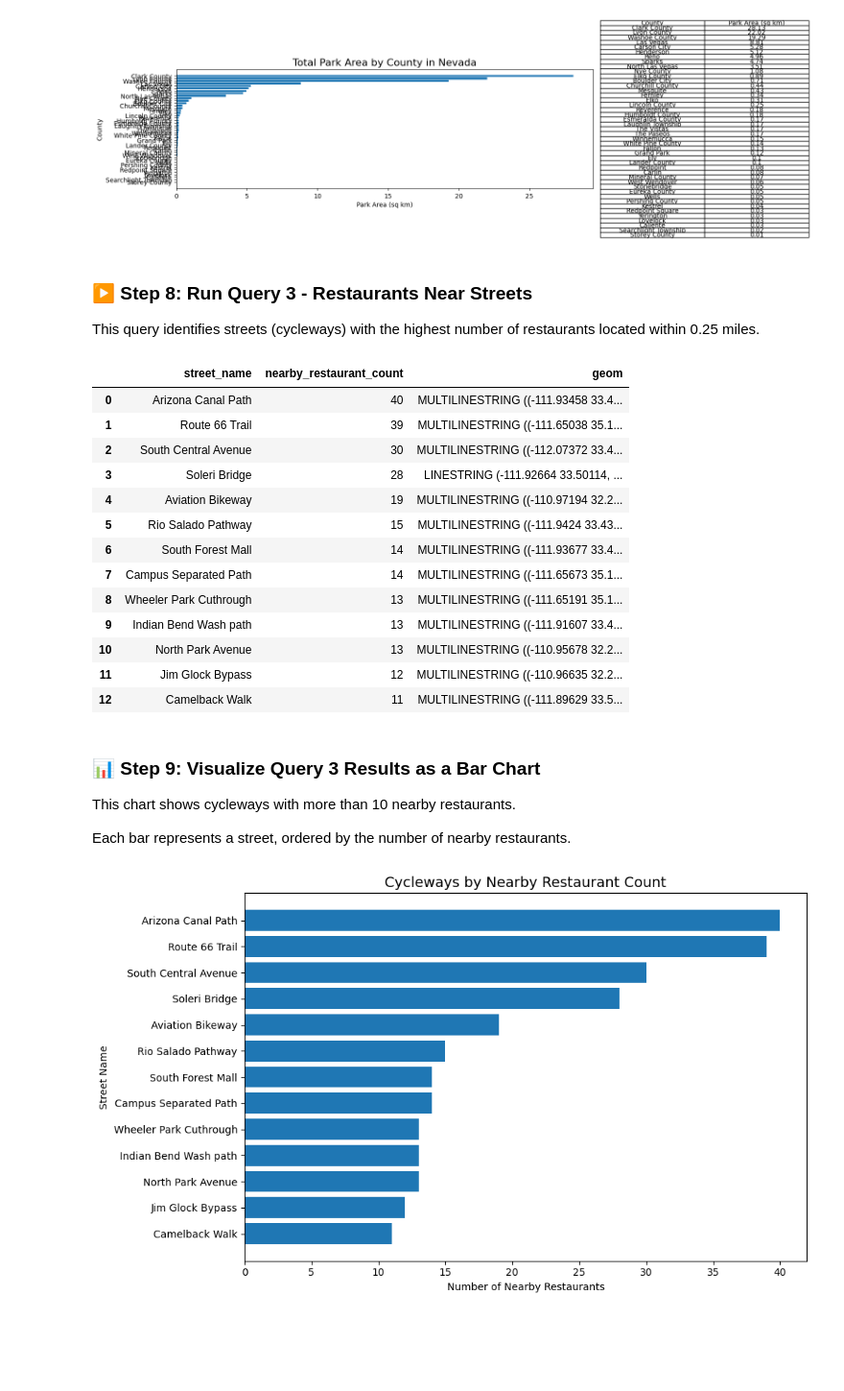
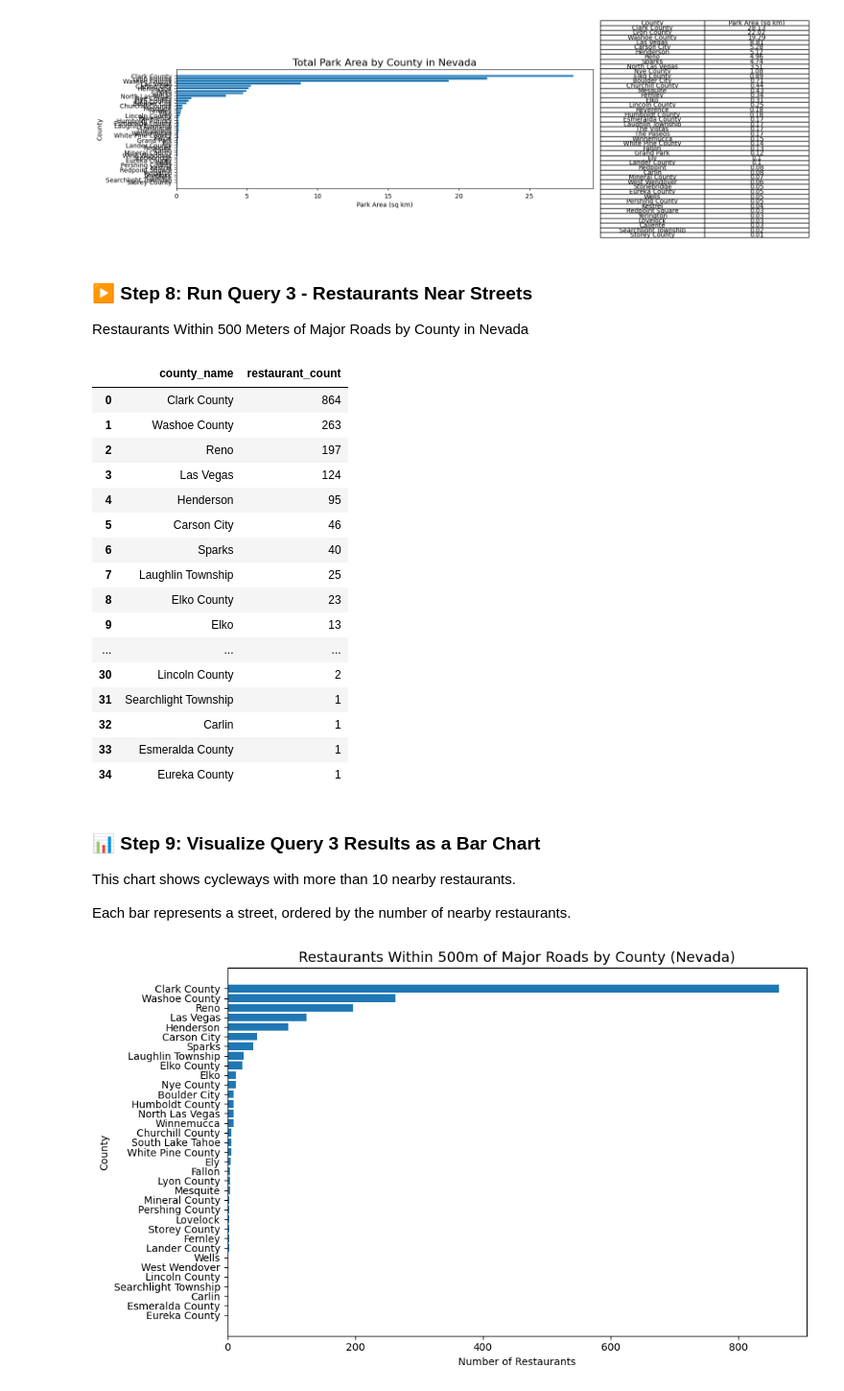
Before and after one commit to tyraclary/gist604b-osm-postgis-sp26, a Jupyter notebook: notebooks/osm_postgis_queries copyNEVADA.ipynb, the cells around one changed output. Shown at 96% size. Saved outputs shown, nothing was run; the diff lists cells and outputs as text; code cells hidden in the pictures; blank space fills up the shorter version.

Commit message:
All queries and visuals ran need to add 2-3 sentences for each one!

```diff
--- a/notebooks/osm_postgis_queries copyNEVADA.ipynb
+++ b/notebooks/osm_postgis_queries copyNEVADA.ipynb
@@ -287,39 +284,44 @@ plt.tight_layout()
 plt.show()
 # %% [output]
 [figure]
-# %% [markdown]
-### ▶️ Step 8: Run Query 3 - Restaurants Near Streets
-
-This query identifies streets (cycleways) with the highest number of restaurants located within 0.25 miles.
+# %% [markdown]
+### ▶️ Step 8: Run Query 3 - Restaurants Near Streets
+
+Restaurants Within 500 Meters of Major Roads by County in Nevada
 # %%
-query_3_file = Path("../sql/arizona/03_osm_restaurants_near_streets.sql")
+import pandas as pd
+from pathlib import Path
+
+query_3_file = Path("../sql/nevada/query3.sql")
 
 # Read SQL query from file
 query_3_sql = query_3_file.read_text(encoding="utf-8")
 
-# Execute query and load result as a GeoDataFrame
+# Execute query and load result as a DataFrame
 try:
-    query_3_results = gpd.read_postgis(query_3_sql, engine, geom_col="geom")
-    # Display results
+    query_3_results = pd.read_sql(query_3_sql, engine)
     display(query_3_results)
 except Exception as e:
     print("❌ Query failed:")
     print(e)
 # %% [output]
-|  | street_name | nearby_restaurant_count | geom |
-| 0 | Arizona Canal Path | 40 | MULTILINESTRING ((-111.93458 33.4... |
-| 1 | Route 66 Trail | 39 | MULTILINESTRING ((-111.65038 35.1... |
-| 2 | South Central Avenue | 30 | MULTILINESTRING ((-112.07372 33.4... |
-| 3 | Soleri Bridge | 28 | LINESTRING (-111.92664 33.50114, ... |
-| 4 | Aviation Bikeway | 19 | MULTILINESTRING ((-110.97194 32.2... |
-| 5 | Rio Salado Pathway | 15 | MULTILINESTRING ((-111.9424 33.43... |
-| 6 | South Forest Mall | 14 | MULTILINESTRING ((-111.93677 33.4... |
-| 7 | Campus Separated Path | 14 | MULTILINESTRING ((-111.65673 35.1... |
-| 8 | Wheeler Park Cuthrough | 13 | MULTILINESTRING ((-111.65191 35.1... |
-| 9 | Indian Bend Wash path | 13 | MULTILINESTRING ((-111.91607 33.4... |
-| 10 | North Park Avenue | 13 | MULTILINESTRING ((-110.95678 32.2... |
-| 11 | Jim Glock Bypass | 12 | MULTILINESTRING ((-110.96635 32.2... |
-| 12 | Camelback Walk | 11 | MULTILINESTRING ((-111.89629 33.5... |
+|  | county_name | restaurant_count |
+| 0 | Clark County | 864 |
+| 1 | Washoe County | 263 |
+| 2 | Reno | 197 |
+| 3 | Las Vegas | 124 |
+| 4 | Henderson | 95 |
+| 5 | Carson City | 46 |
+| 6 | Sparks | 40 |
+| 7 | Laughlin Township | 25 |
+| 8 | Elko County | 23 |
+| 9 | Elko | 13 |
+| ... | ... | ... |
+| 30 | Lincoln County | 2 |
+| 31 | Searchlight Township | 1 |
+| 32 | Carlin | 1 |
+| 33 | Esmeralda County | 1 |
+| 34 | Eureka County | 1 |
 # %% [markdown]
 ### 📊 Step 9: Visualize Query 3 Results as a Bar Chart
 
@@ -327,30 +329,32 @@ This chart shows cycleways with more than 10 nearby restaurants.
 
 Each bar represents a street, ordered by the number of nearby restaurants.
 # %%
-viz_column = "nearby_restaurant_count"
+import matplotlib.pyplot as plt
+
+viz_column = "restaurant_count"
 
 # Prepare data
 bar_df = (
-    query_3_results[["street_name", viz_column]]
+    query_3_results[["county_name", viz_column]]
     .sort_values(viz_column, ascending=False)
     .copy()
 )
 
 fig, ax = plt.subplots(figsize=(10, 6))
 
 ax.barh(
-    bar_df["street_name"],
+    bar_df["county_name"],
     bar_df[viz_column]
 )
 
-ax.set_title("Cycleways by Nearby Restaurant Count", fontsize=14)
-ax.set_xlabel("Number of Nearby Restaurants")
-ax.set_ylabel("Street Name")
+ax.set_title("Restaurants Within 500m of Major Roads by County (Nevada)", fontsize=14)
+ax.set_xlabel("Number of Restaurants")
+ax.set_ylabel("County")
 
 # Highest values on top
 ax.invert_yaxis()
 
 plt.tight_layout()
 plt.show()
 # %% [output]
-[figure, old version]
+[figure, new version]
```
Also changed, not shown: parts of 12 cells of this notebook.
